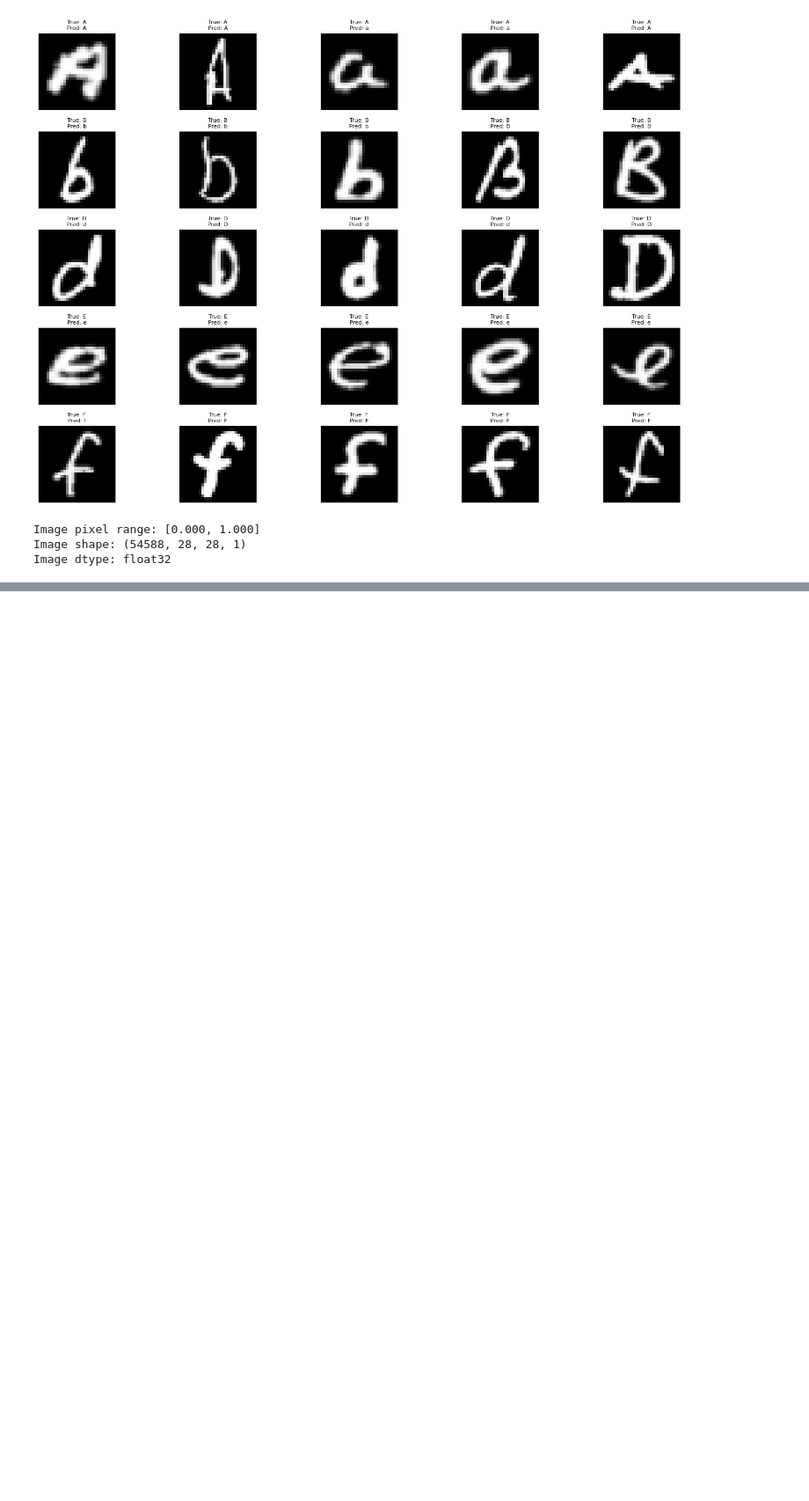
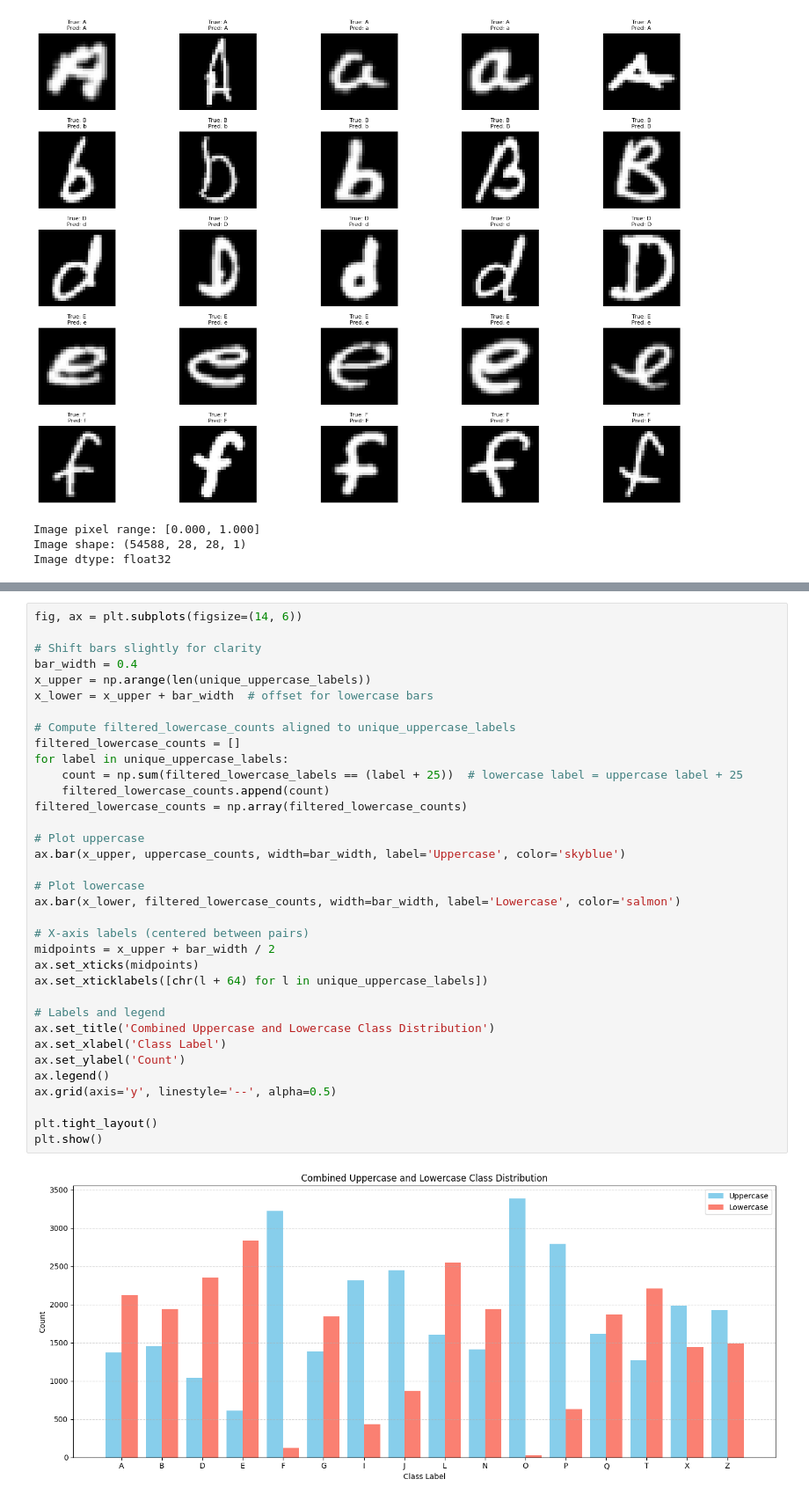
Before and after one commit to 4ndrrw/EMNIST-Letter-Generation-GAN, a Jupyter notebook: partA.ipynb, the cells around one changed output, grey strips where cells are left out. Shown: that part at 88% size. Cells and saved outputs as stored; diff of their text form; blank space fills up the shorter version.

```diff
--- a/partA.ipynb
+++ b/partA.ipynb
@@ -615,0 +624,37 @@ Weights saved successfully!
+# %%
+fig, ax = plt.subplots(figsize=(14, 6))
+
+# Shift bars slightly for clarity
+bar_width = 0.4
+x_upper = np.arange(len(unique_uppercase_labels))
+x_lower = x_upper + bar_width  # offset for lowercase bars
+
+# Compute filtered_lowercase_counts aligned to unique_uppercase_labels
+filtered_lowercase_counts = []
+for label in unique_uppercase_labels:
+	count = np.sum(filtered_lowercase_labels == (label + 25))  # lowercase label = uppercase label + 25
+	filtered_lowercase_counts.append(count)
+filtered_lowercase_counts = np.array(filtered_lowercase_counts)
+
+# Plot uppercase
+ax.bar(x_upper, uppercase_counts, width=bar_width, label='Uppercase', color='skyblue')
+
+# Plot lowercase
+ax.bar(x_lower, filtered_lowercase_counts, width=bar_width, label='Lowercase', color='salmon')
+
+# X-axis labels (centered between pairs)
+midpoints = x_upper + bar_width / 2
+ax.set_xticks(midpoints)
+ax.set_xticklabels([chr(l + 64) for l in unique_uppercase_labels])
+
+# Labels and legend
+ax.set_title('Combined Uppercase and Lowercase Class Distribution')
+ax.set_xlabel('Class Label')
+ax.set_ylabel('Count')
+ax.legend()
+ax.grid(axis='y', linestyle='--', alpha=0.5)
+
+plt.tight_layout()
+plt.show()
+# %% [output]
+[figure, added]
```
Also changed, not shown: parts of 10 cells of this notebook, 53 other files.
